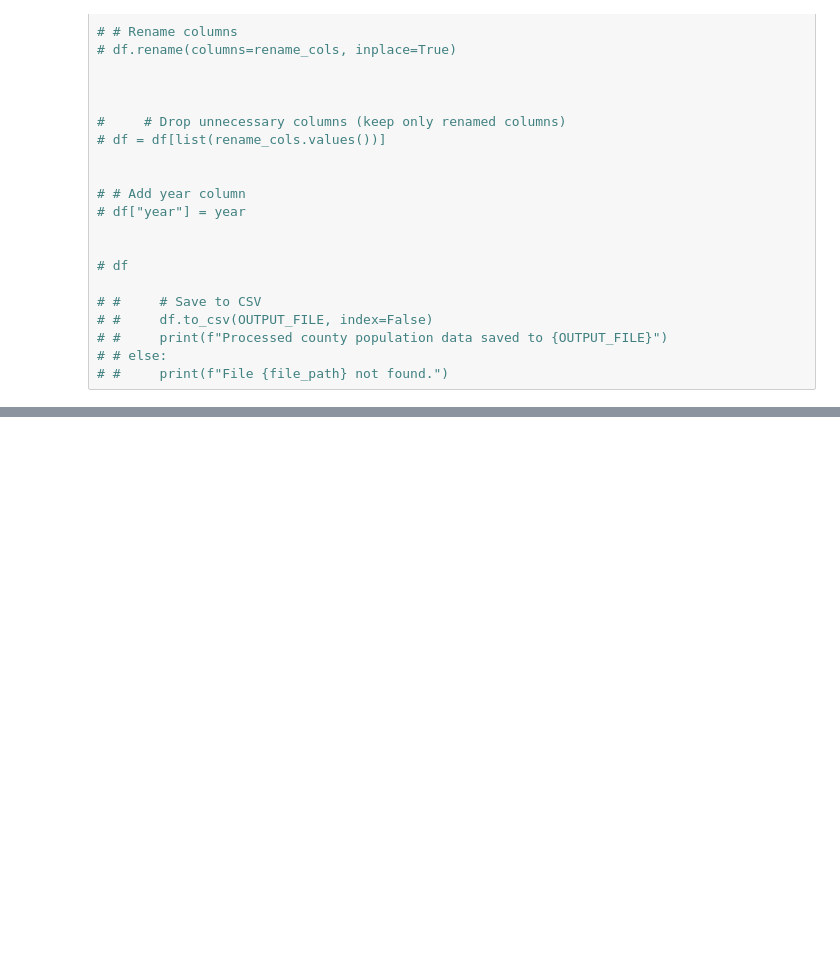
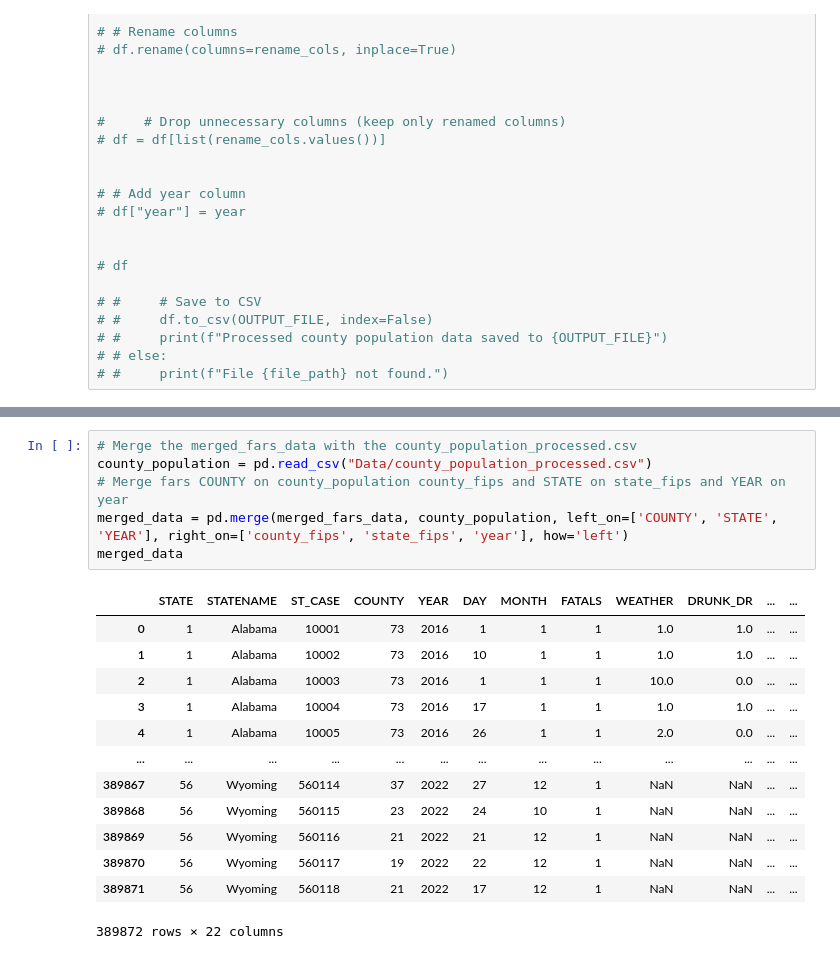
Before and after one commit to mheilner/AVBDiD, a Jupyter notebook: county_data.ipynb, the cells around one changed output, grey strips where cells are left out. Drawn from its saved outputs; the diff is of its cells as text; blank space fills up the shorter version.

```diff
--- a/county_data.ipynb
+++ b/county_data.ipynb
@@ -187,0 +228,20 @@ year
+# %%
+# Merge the merged_fars_data with the county_population_processed.csv
+county_population = pd.read_csv("Data/county_population_processed.csv")
+# Merge fars COUNTY on county_population county_fips and STATE on state_fips and YEAR on year
+merged_data = pd.merge(merged_fars_data, county_population, left_on=['COUNTY', 'STATE', 'YEAR'], right_on=['county_fips', 'state_fips', 'year'], how='left')
+merged_data
+# %% [output]
+|  | STATE | STATENAME | ST_CASE | COUNTY | YEAR | DAY | MONTH | FATALS | WEATHER | DRUNK_DR | ... | ... |
+| 0 | 1 | Alabama | 10001 | 73 | 2016 | 1 | 1 | 1 | 1.0 | 1.0 | ... | ... |
+| 1 | 1 | Alabama | 10002 | 73 | 2016 | 10 | 1 | 1 | 1.0 | 1.0 | ... | ... |
+| 2 | 1 | Alabama | 10003 | 73 | 2016 | 1 | 1 | 1 | 10.0 | 0.0 | ... | ... |
+| 3 | 1 | Alabama | 10004 | 73 | 2016 | 17 | 1 | 1 | 1.0 | 1.0 | ... | ... |
+| 4 | 1 | Alabama | 10005 | 73 | 2016 | 26 | 1 | 1 | 2.0 | 0.0 | ... | ... |
+| ... | ... | ... | ... | ... | ... | ... | ... | ... | ... | ... | ... | ... |
+| 389867 | 56 | Wyoming | 560114 | 37 | 2022 | 27 | 12 | 1 | NaN | NaN | ... | ... |
+| 389868 | 56 | Wyoming | 560115 | 23 | 2022 | 24 | 10 | 1 | NaN | NaN | ... | ... |
+| 389869 | 56 | Wyoming | 560116 | 21 | 2022 | 21 | 12 | 1 | NaN | NaN | ... | ... |
+| 389870 | 56 | Wyoming | 560117 | 19 | 2022 | 22 | 12 | 1 | NaN | NaN | ... | ... |
+| 389871 | 56 | Wyoming | 560118 | 21 | 2022 | 17 | 12 | 1 | NaN | NaN | ... | ... |
+389872 rows × 22 columns
```
Also changed, not shown: parts of 8 cells of this notebook, 2 other files.
